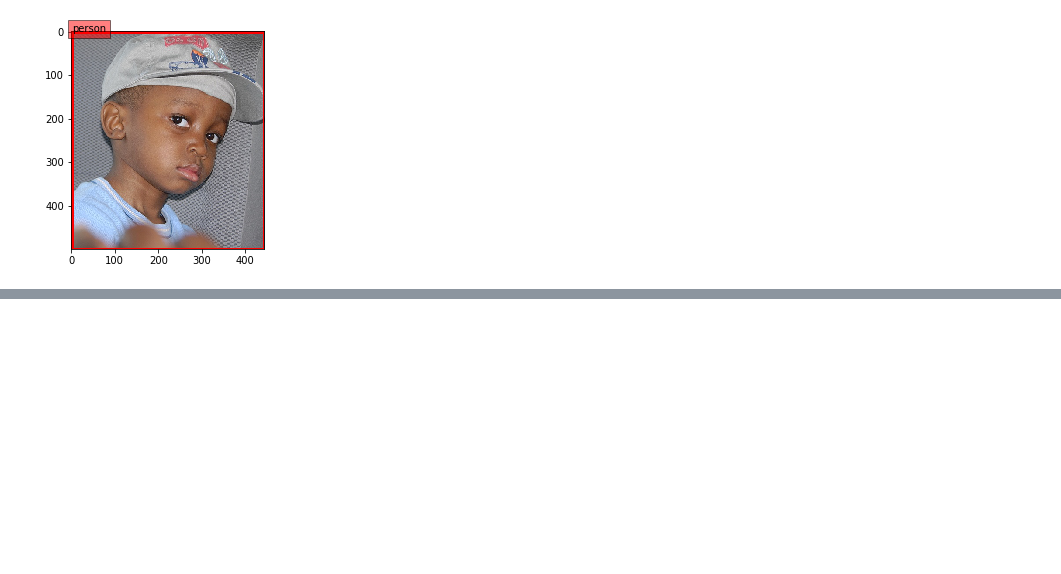
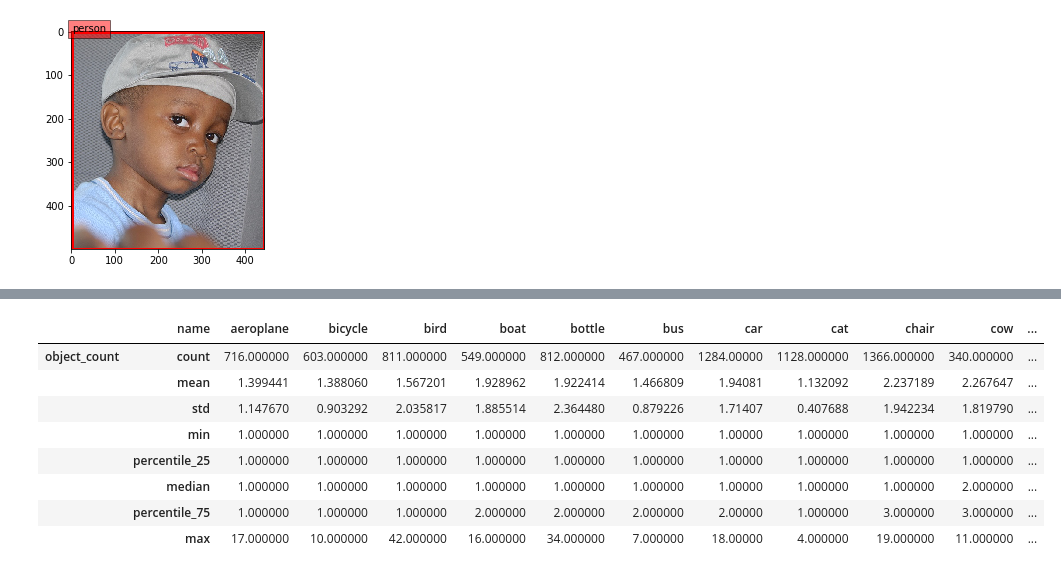
Before and after one commit to MartinHurnak/NN_project, a Jupyter notebook: notebooks/VOC_explorative_analysis.ipynb, the cells around one changed output, grey strips where cells are left out. Cells and saved outputs as stored; diff of their text form; code cells hidden in the pictures; blank space fills up the shorter version.

```diff
--- a/notebooks/VOC_explorative_analysis.ipynb
+++ b/notebooks/VOC_explorative_analysis.ipynb
@@ -10,11 +10,14 @@ import os
 import sys
 sys.path.append('..')
 
+import numpy as np
 import pandas as pd
 import matplotlib.pyplot as plt
 from matplotlib.patches import Rectangle, Circle
 from PIL import Image
 import seaborn as sns
+
+pd.set_option('display.max_columns', 500)
 # %% [output]
 The autoreload extension is already loaded. To reload it, use:
   %reload_ext autoreload
@@ -183,0 +206,3 @@ for img_id in objects[(objects['bb_width']>0.99)&(objects['bb_height']>0.99)]['i
+# %%
+object_counts = objects.groupby(['img_id','name']).count()[['object_count']]
+object_counts.head()
@@ -183,0 +217,19 @@ for img_id in objects[(objects['bb_width']>0.99)&(objects['bb_height']>0.99)]['i
+# %%
+#https://stackoverflow.com/questions/17578115/pass-percentiles-to-pandas-agg-function
+def percentile(n):
+    def percentile_(x):
+        return np.percentile(x, n)
+    percentile_.__name__ = 'percentile_%s' % n
+    return percentile_
+# %%
+object_counts.groupby('name').agg(['count', 'mean', 'std', 'min',percentile(25), 'median', percentile(75), 'max']).transpose()
+# %% [output]
+|  | name | aeroplane | bicycle | bird | boat | bottle | bus | car | cat | chair | cow | ... |
+| object_count | count | 716.000000 | 603.000000 | 811.000000 | 549.000000 | 812.000000 | 467.000000 | 1284.00000 | 1128.000000 | 1366.000000 | 340.000000 | ... |
+|  | mean | 1.399441 | 1.388060 | 1.567201 | 1.928962 | 1.922414 | 1.466809 | 1.94081 | 1.132092 | 2.237189 | 2.267647 | ... |
+|  | std | 1.147670 | 0.903292 | 2.035817 | 1.885514 | 2.364480 | 0.879226 | 1.71407 | 0.407688 | 1.942234 | 1.819790 | ... |
+|  | min | 1.000000 | 1.000000 | 1.000000 | 1.000000 | 1.000000 | 1.000000 | 1.00000 | 1.000000 | 1.000000 | 1.000000 | ... |
+|  | percentile_25 | 1.000000 | 1.000000 | 1.000000 | 1.000000 | 1.000000 | 1.000000 | 1.00000 | 1.000000 | 1.000000 | 1.000000 | ... |
+|  | median | 1.000000 | 1.000000 | 1.000000 | 1.000000 | 1.000000 | 1.000000 | 1.00000 | 1.000000 | 1.000000 | 2.000000 | ... |
+|  | percentile_75 | 1.000000 | 1.000000 | 1.000000 | 2.000000 | 2.000000 | 2.000000 | 2.00000 | 1.000000 | 3.000000 | 3.000000 | ... |
+|  | max | 17.000000 | 10.000000 | 42.000000 | 16.000000 | 34.000000 | 7.000000 | 18.00000 | 4.000000 | 19.000000 | 11.000000 | ... |
```
Also changed, not shown: parts of 9 cells of this notebook.
